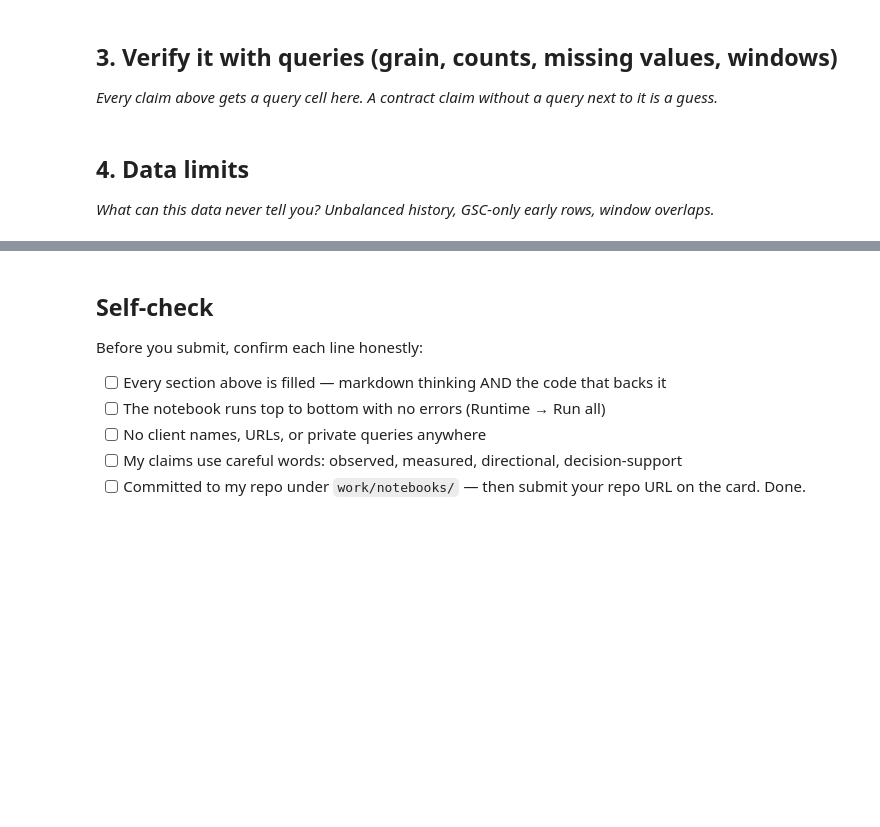
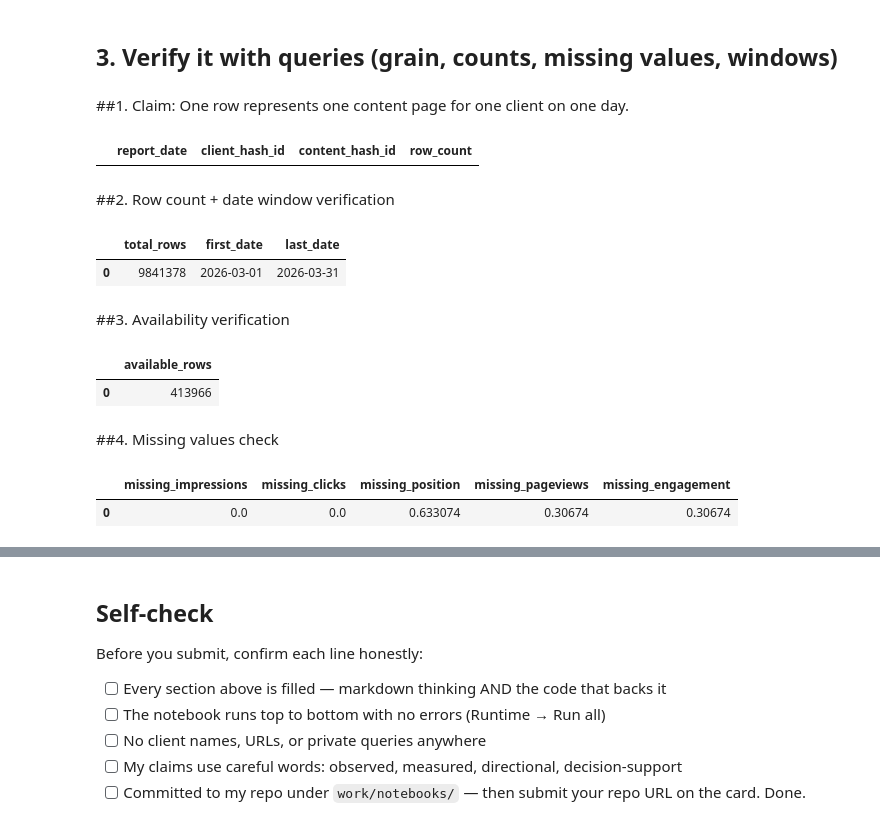
Before and after one commit to yashikasgh/flyrank-ml-internship, a Jupyter notebook: work/notebooks/w03_data_contract.ipynb, the cells around one changed output, grey strips where cells are left out. Drawn from its saved outputs; the diff is of its cells as text; code cells hidden in the pictures; blank space fills up the shorter version.

```diff
--- a/work/notebooks/w03_data_contract.ipynb
+++ b/work/notebooks/w03_data_contract.ipynb
@@ -23,4 +164,2 @@ This skeleton is yours to fill. Work the sections **in order** — each one has
 # %% [markdown]
 ## 3. Verify it with queries (grain, counts, missing values, windows)
-
-*Every claim above gets a query cell here. A contract claim without a query next to it is a guess.*
@@ -30,4 +165,0 @@ This skeleton is yours to fill. Work the sections **in order** — each one has
-# %% [markdown]
-## 4. Data limits
-
-*What can this data never tell you? Unbalanced history, GSC-only early rows, window overlaps.*
@@ -36,0 +166,71 @@ This skeleton is yours to fill. Work the sections **in order** — each one has
+# %% [markdown]
+##1. Claim: One row represents one content page for one client on one day.
+# %%
+con.sql(f"""
+SELECT
+    report_date,
+    client_hash_id,
+    content_hash_id,
+    COUNT(*) AS row_count
+FROM read_parquet(
+    '{rel}/fact_content_daily_performance/**/*.parquet'
+)
+WHERE month = '2026-03'
+GROUP BY
+    report_date,
+    client_hash_id,
+    content_hash_id
+HAVING COUNT(*) > 1
+LIMIT 5;
+""").df()
+# %% [output]
+|  | report_date | client_hash_id | content_hash_id | row_count |
+# %% [markdown]
+##2. Row count + date window verification
+# %%
+con.sql(f"""
+SELECT
+    COUNT(*) AS total_rows,
+    MIN(report_date) AS first_date,
+    MAX(report_date) AS last_date
+FROM read_parquet(
+    '{rel}/fact_content_daily_performance/**/*.parquet'
+)
+WHERE month = '2026-03';
+""").df()
+# %% [output]
+|  | total_rows | first_date | last_date |
+| 0 | 9841378 | 2026-03-01 | 2026-03-31 |
+# %% [markdown]
+##3. Availability verification
+# %%
+con.sql(f"""
+SELECT
+    COUNT(*) AS available_rows
+FROM read_parquet(
+    '{rel}/fact_content_daily_performance/**/*.parquet'
+)
+WHERE month = '2026-03'
+AND ga4_data_available IS TRUE;
+""").df()
+# %% [output]
+|  | available_rows |
+| 0 | 413966 |
+# %% [markdown]
+##4. Missing values check
+# %%
+con.sql(f"""
+SELECT
+    AVG(CASE WHEN gsc_impressions IS NULL THEN 1.0 ELSE 0 END) AS missing_impressions,
+    AVG(CASE WHEN gsc_clicks IS NULL THEN 1.0 ELSE 0 END) AS missing_clicks,
+    AVG(CASE WHEN gsc_avg_position IS NULL THEN 1.0 ELSE 0 END) AS missing_position,
+    AVG(CASE WHEN ga4_pageviews IS NULL THEN 1.0 ELSE 0 END) AS missing_pageviews,
+    AVG(CASE WHEN ga4_engaged_sessions IS NULL THEN 1.0 ELSE 0 END) AS missing_engagement
+FROM read_parquet(
+    '{rel}/fact_content_daily_performance/**/*.parquet'
+)
+WHERE month = '2026-03';
+""").df()
+# %% [output]
+|  | missing_impressions | missing_clicks | missing_position | missing_pageviews | missing_engagement |
+| 0 | 0.0 | 0.0 | 0.633074 | 0.30674 | 0.30674 |
```
Also changed, not shown: parts of 25 cells of this notebook.
